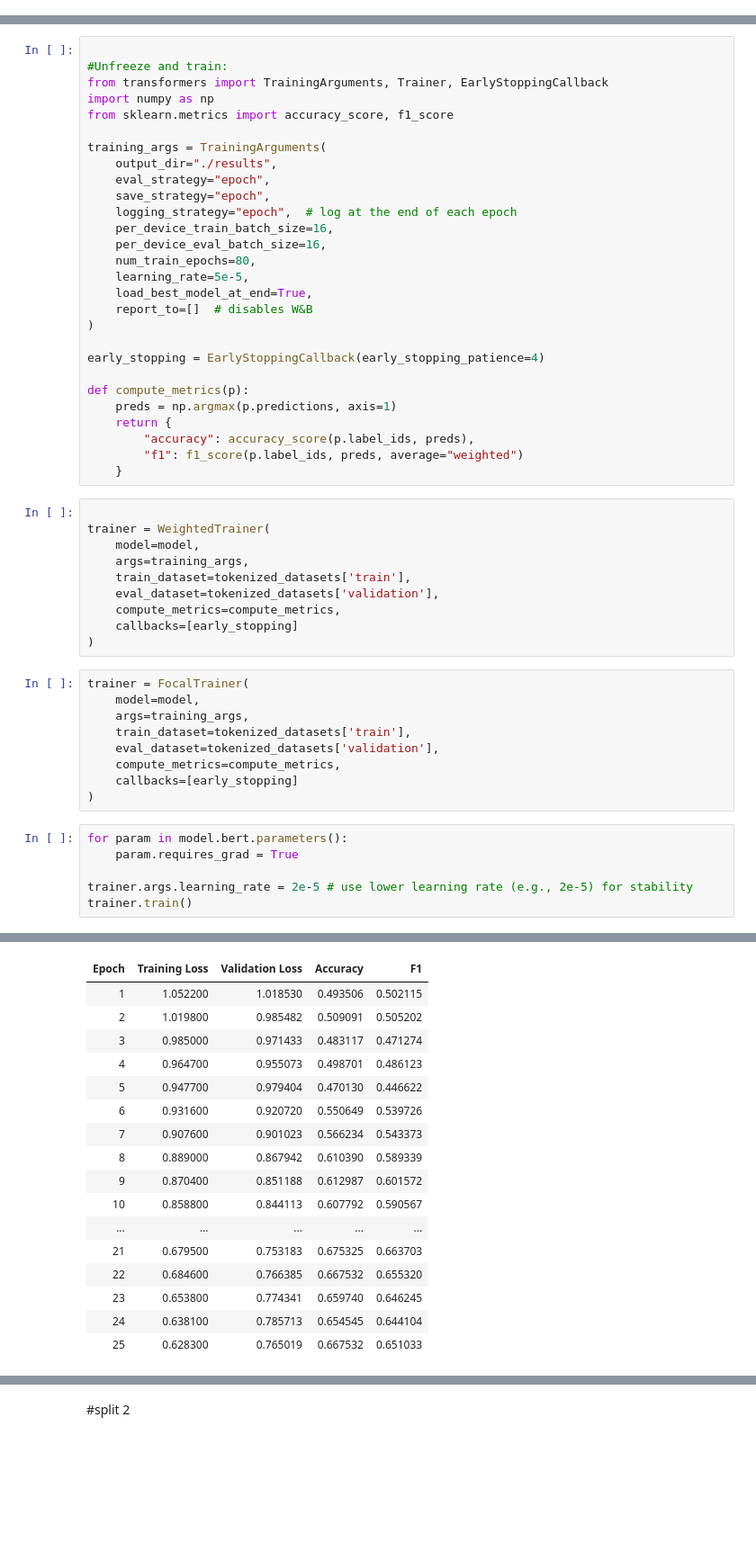
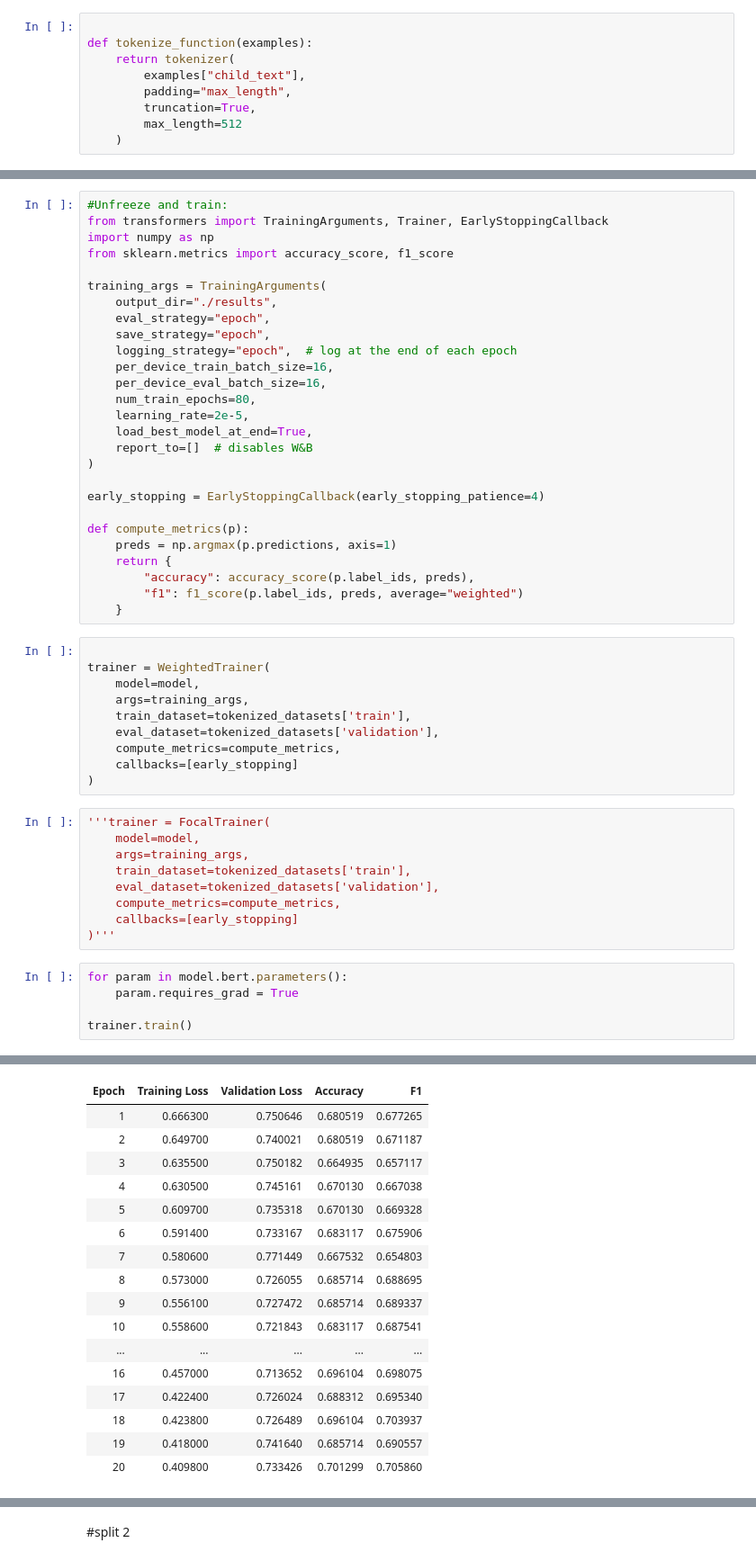
Before and after one commit to freida20git/child-age-classification, a Jupyter notebook: weighted_splits_inference_training_model.ipynb, the cells around one changed output, grey strips where cells are left out. Shown: that part at 90% size. Saved outputs shown, nothing was run; the diff lists cells and outputs as text; blank space fills up the shorter version.

```diff
--- a/weighted_splits_inference_training_model.ipynb
+++ b/weighted_splits_inference_training_model.ipynb
@@ -89,3 +64,12 @@ Class weights: tensor([1.1672, 1.2685, 0.7380], device='cuda:0')
+# %%
+
+def tokenize_function(examples):
+    return tokenizer(
+        examples["child_text"],
+        padding="max_length",
+        truncation=True,
+        max_length=512
+    )
 # %% [markdown]
 # Split1:
 # %%
@@ -223,5 +236,4 @@ TrainOutput(global_step=5520, training_loss=1.0712608378866444, metrics={'train_
 # %%
-
 #Unfreeze and train:
 from transformers import TrainingArguments, Trainer, EarlyStoppingCallback
 import numpy as np
@@ -235,7 +247,7 @@ training_args = TrainingArguments(
     per_device_train_batch_size=16,
     per_device_eval_batch_size=16,
     num_train_epochs=80,
-    learning_rate=5e-5,
+    learning_rate=2e-5,
     load_best_model_at_end=True,
     report_to=[]  # disables W&B
 )
@@ -259,18 +271,17 @@ trainer = WeightedTrainer(
     callbacks=[early_stopping]
 )
 # %%
-trainer = FocalTrainer(
+'''trainer = FocalTrainer(
     model=model,
     args=training_args,
     train_dataset=tokenized_datasets['train'],
     eval_dataset=tokenized_datasets['validation'],
     compute_metrics=compute_metrics,
     callbacks=[early_stopping]
-)
+)'''
 # %%
 for param in model.bert.parameters():
     param.requires_grad = True
 
-trainer.args.learning_rate = 2e-5 # use lower learning rate (e.g., 2e-5) for stability
 trainer.train()
 # %% [output]
@@ -278,17 +289,17 @@ trainer.train()
 | Epoch | Training Loss | Validation Loss | Accuracy | F1 |
-| 1 | 1.052200 | 1.018530 | 0.493506 | 0.502115 |
-| 2 | 1.019800 | 0.985482 | 0.509091 | 0.505202 |
-| 3 | 0.985000 | 0.971433 | 0.483117 | 0.471274 |
-| 4 | 0.964700 | 0.955073 | 0.498701 | 0.486123 |
-| 5 | 0.947700 | 0.979404 | 0.470130 | 0.446622 |
-| 6 | 0.931600 | 0.920720 | 0.550649 | 0.539726 |
-| 7 | 0.907600 | 0.901023 | 0.566234 | 0.543373 |
-| 8 | 0.889000 | 0.867942 | 0.610390 | 0.589339 |
-| 9 | 0.870400 | 0.851188 | 0.612987 | 0.601572 |
-| 10 | 0.858800 | 0.844113 | 0.607792 | 0.590567 |
+| 1 | 0.666300 | 0.750646 | 0.680519 | 0.677265 |
+| 2 | 0.649700 | 0.740021 | 0.680519 | 0.671187 |
+| 3 | 0.635500 | 0.750182 | 0.664935 | 0.657117 |
+| 4 | 0.630500 | 0.745161 | 0.670130 | 0.667038 |
+| 5 | 0.609700 | 0.735318 | 0.670130 | 0.669328 |
+| 6 | 0.591400 | 0.733167 | 0.683117 | 0.675906 |
+| 7 | 0.580600 | 0.771449 | 0.667532 | 0.654803 |
+| 8 | 0.573000 | 0.726055 | 0.685714 | 0.688695 |
+| 9 | 0.556100 | 0.727472 | 0.685714 | 0.689337 |
+| 10 | 0.558600 | 0.721843 | 0.683117 | 0.687541 |
 | ... | ... | ... | ... | ... |
-| 21 | 0.679500 | 0.753183 | 0.675325 | 0.663703 |
-| 22 | 0.684600 | 0.766385 | 0.667532 | 0.655320 |
-| 23 | 0.653800 | 0.774341 | 0.659740 | 0.646245 |
-| 24 | 0.638100 | 0.785713 | 0.654545 | 0.644104 |
-| 25 | 0.628300 | 0.765019 | 0.667532 | 0.651033 |
+| 16 | 0.457000 | 0.713652 | 0.696104 | 0.698075 |
+| 17 | 0.422400 | 0.726024 | 0.688312 | 0.695340 |
+| 18 | 0.423800 | 0.726489 | 0.696104 | 0.703937 |
+| 19 | 0.418000 | 0.741640 | 0.685714 | 0.690557 |
+| 20 | 0.409800 | 0.733426 | 0.701299 | 0.705860 |
```
Also changed, not shown: parts of 33 cells of this notebook.
